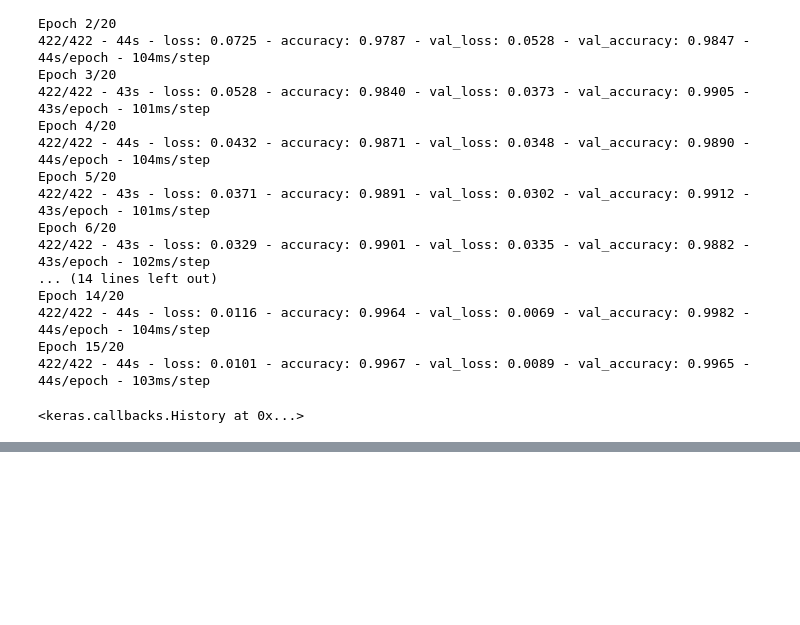
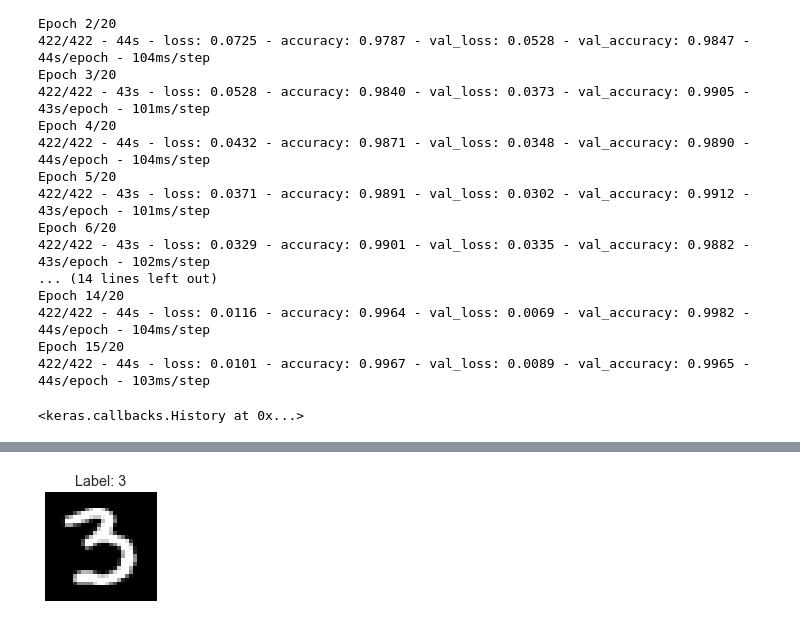
Before and after one commit to ifuu16/MNIST-classification-using-CNN, a Jupyter notebook: MNIST_CNN.ipynb, the cells around one changed output, grey strips where cells are left out. Drawn from its saved outputs; the diff is of its cells as text; code cells hidden in the pictures; blank space fills up the shorter version.

```diff
--- a/MNIST_CNN.ipynb
+++ b/MNIST_CNN.ipynb
@@ -194,25 +197,27 @@ print(f'Test Loss: {round(test_loss,2)}. Test Accuracy:{round(test_accuracy*100,
 # %%
 
 #Plot the image and result
 
 
 
 # Get and display the first n images from the training dataset. n=2
 num_images_to_display = 1
 for image, label in test_data.take(num_images_to_display):
     sample_image = image.numpy()# Convert to numpy array and remove singleton dimensions
     sample_label = label.numpy()
 
 original_images = sample_image.reshape(10000, 28, 28)
 
 # Display the image using matplotlib
-image_number_to_display = 8
+image_number_to_display = 456
 
 plt.figure(figsize=(2,2))
 plt.imshow(sample_image[image_number_to_display], cmap='gray', aspect="auto")
 plt.title(f'Label: {sample_label[image_number_to_display]}')
 plt.axis('off')  # Turn off axis
 plt.show()
+# %% [output]
+[figure, added]
 # %%
 #Obtain the model's prediction(logits)
 
```
Also changed, not shown: parts of 7 cells of this notebook.
